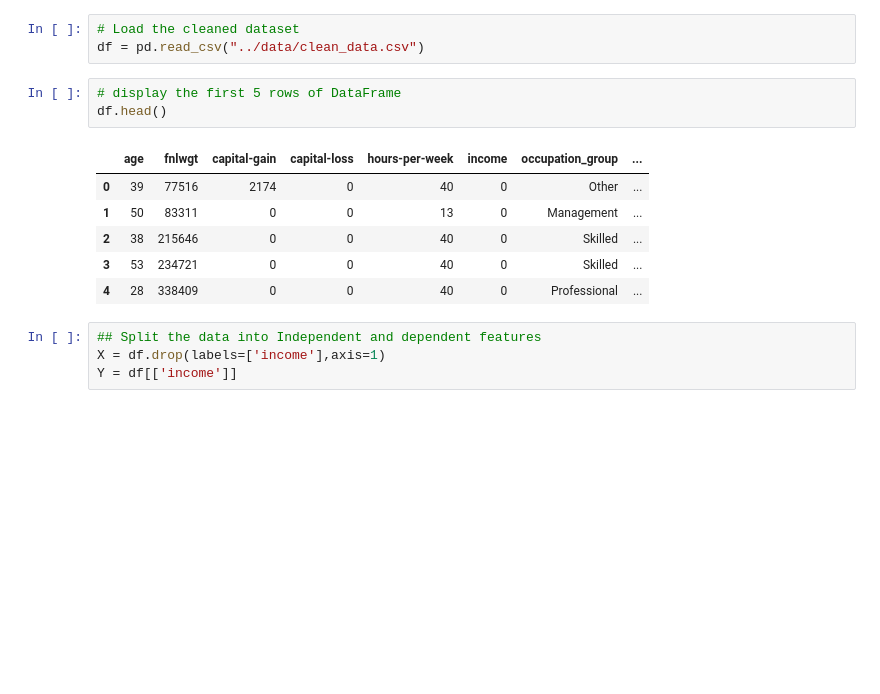
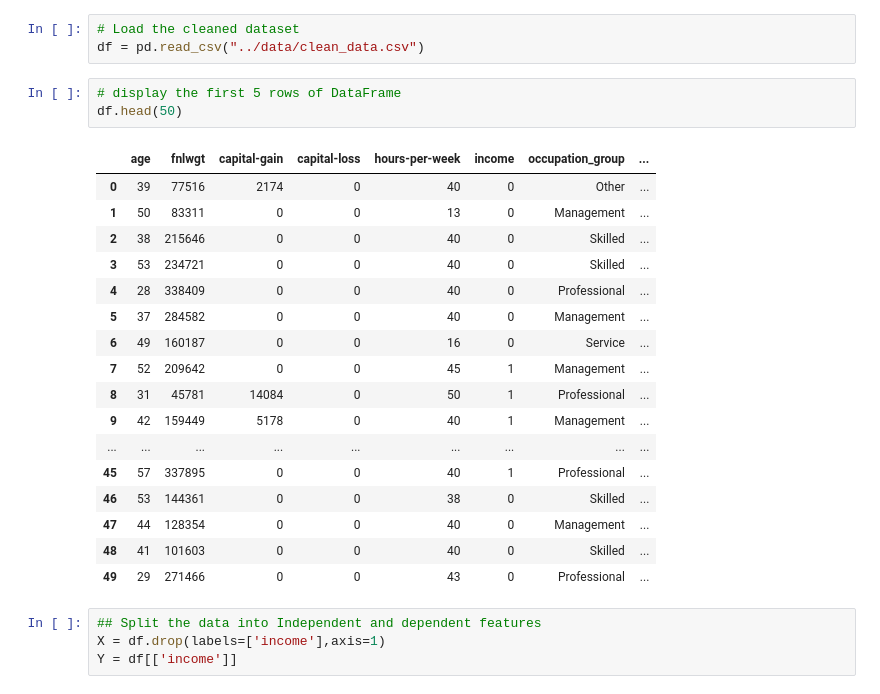
Before and after one commit to shashank2589/ADULT_CENSUS_INCOME_PREDICTION, a Jupyter notebook: notebooks/model_training.ipynb, the cells around one changed output. Saved outputs shown, nothing was run; the diff lists cells and outputs as text; blank space fills up the shorter version.

```diff
--- a/notebooks/model_training.ipynb
+++ b/notebooks/model_training.ipynb
@@ -11,14 +11,25 @@ warnings.filterwarnings('ignore')
 df = pd.read_csv("../data/clean_data.csv")
 # %%
 # display the first 5 rows of DataFrame
-df.head()
+df.head(50)
 # %% [output]
 |  | age | fnlwgt | capital-gain | capital-loss | hours-per-week | income | occupation_group | ... |
 | 0 | 39 | 77516 | 2174 | 0 | 40 | 0 | Other | ... |
 | 1 | 50 | 83311 | 0 | 0 | 13 | 0 | Management | ... |
 | 2 | 38 | 215646 | 0 | 0 | 40 | 0 | Skilled | ... |
 | 3 | 53 | 234721 | 0 | 0 | 40 | 0 | Skilled | ... |
 | 4 | 28 | 338409 | 0 | 0 | 40 | 0 | Professional | ... |
+| 5 | 37 | 284582 | 0 | 0 | 40 | 0 | Management | ... |
+| 6 | 49 | 160187 | 0 | 0 | 16 | 0 | Service | ... |
+| 7 | 52 | 209642 | 0 | 0 | 45 | 1 | Management | ... |
+| 8 | 31 | 45781 | 14084 | 0 | 50 | 1 | Professional | ... |
+| 9 | 42 | 159449 | 5178 | 0 | 40 | 1 | Management | ... |
+| ... | ... | ... | ... | ... | ... | ... | ... | ... |
+| 45 | 57 | 337895 | 0 | 0 | 40 | 1 | Professional | ... |
+| 46 | 53 | 144361 | 0 | 0 | 38 | 0 | Skilled | ... |
+| 47 | 44 | 128354 | 0 | 0 | 40 | 0 | Management | ... |
+| 48 | 41 | 101603 | 0 | 0 | 40 | 0 | Skilled | ... |
+| 49 | 29 | 271466 | 0 | 0 | 43 | 0 | Professional | ... |
 # %%
 ## Split the data into Independent and dependent features
 X = df.drop(labels=['income'],axis=1)
```
Also changed, not shown: 10 other files.
